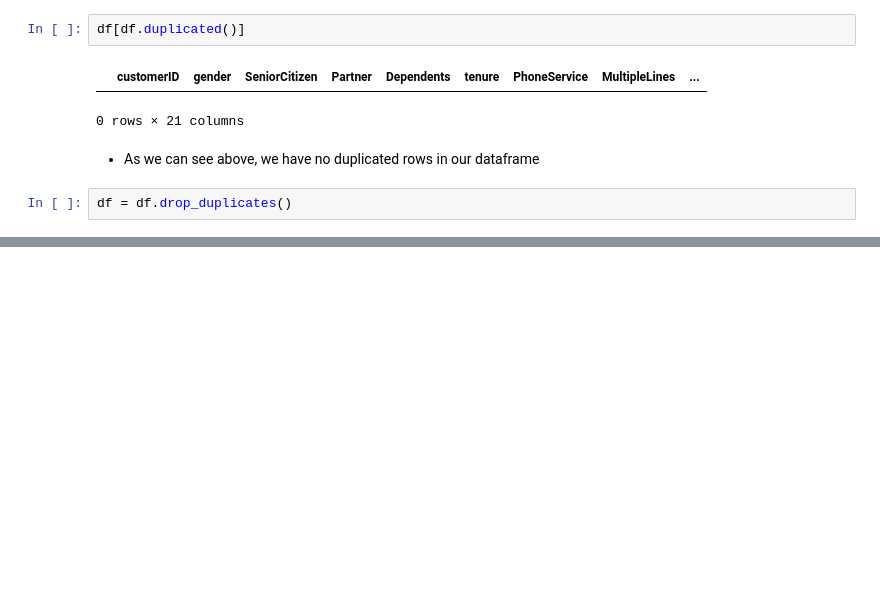
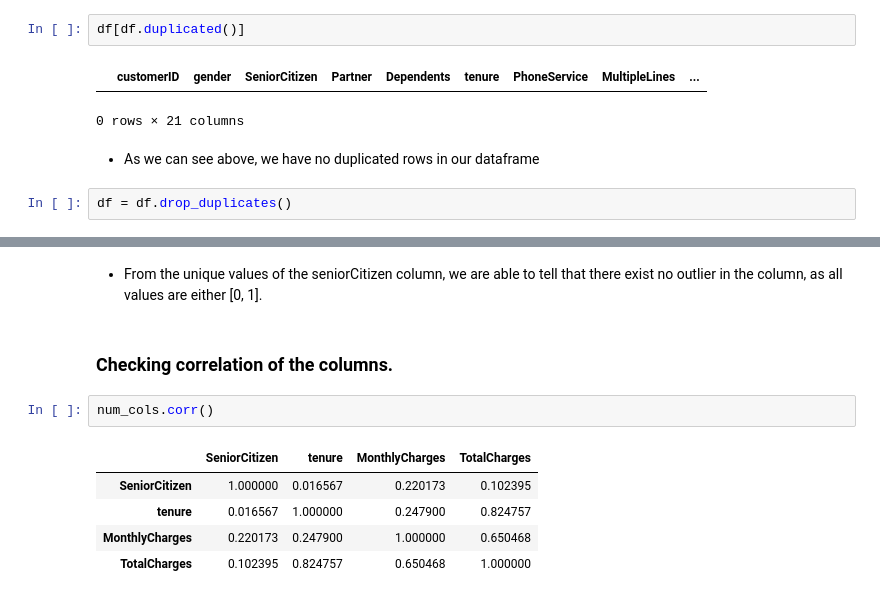
Before and after one commit to Dan-njuguna/telco_customer_churn, a Jupyter notebook: customer_churn.ipynb, the cells around one changed output, grey strips where cells are left out. Drawn from its saved outputs; the diff is of its cells as text; blank space fills up the shorter version.

```diff
--- a/customer_churn.ipynb
+++ b/customer_churn.ipynb
@@ -303,0 +299,12 @@ df = df.drop_duplicates()
+# %% [markdown]
+- From the unique values of the seniorCitizen column, we are able to tell that there exist no outlier in the column, as all values are either [0, 1].
+# %% [markdown]
+### Checking correlation of the columns.
+# %%
+num_cols.corr()
+# %% [output]
+|  | SeniorCitizen | tenure | MonthlyCharges | TotalCharges |
+| SeniorCitizen | 1.000000 | 0.016567 | 0.220173 | 0.102395 |
+| tenure | 0.016567 | 1.000000 | 0.247900 | 0.824757 |
+| MonthlyCharges | 0.220173 | 0.247900 | 1.000000 | 0.650468 |
+| TotalCharges | 0.102395 | 0.824757 | 0.650468 | 1.000000 |
```
Also changed, not shown: parts of 31 cells of this notebook.
